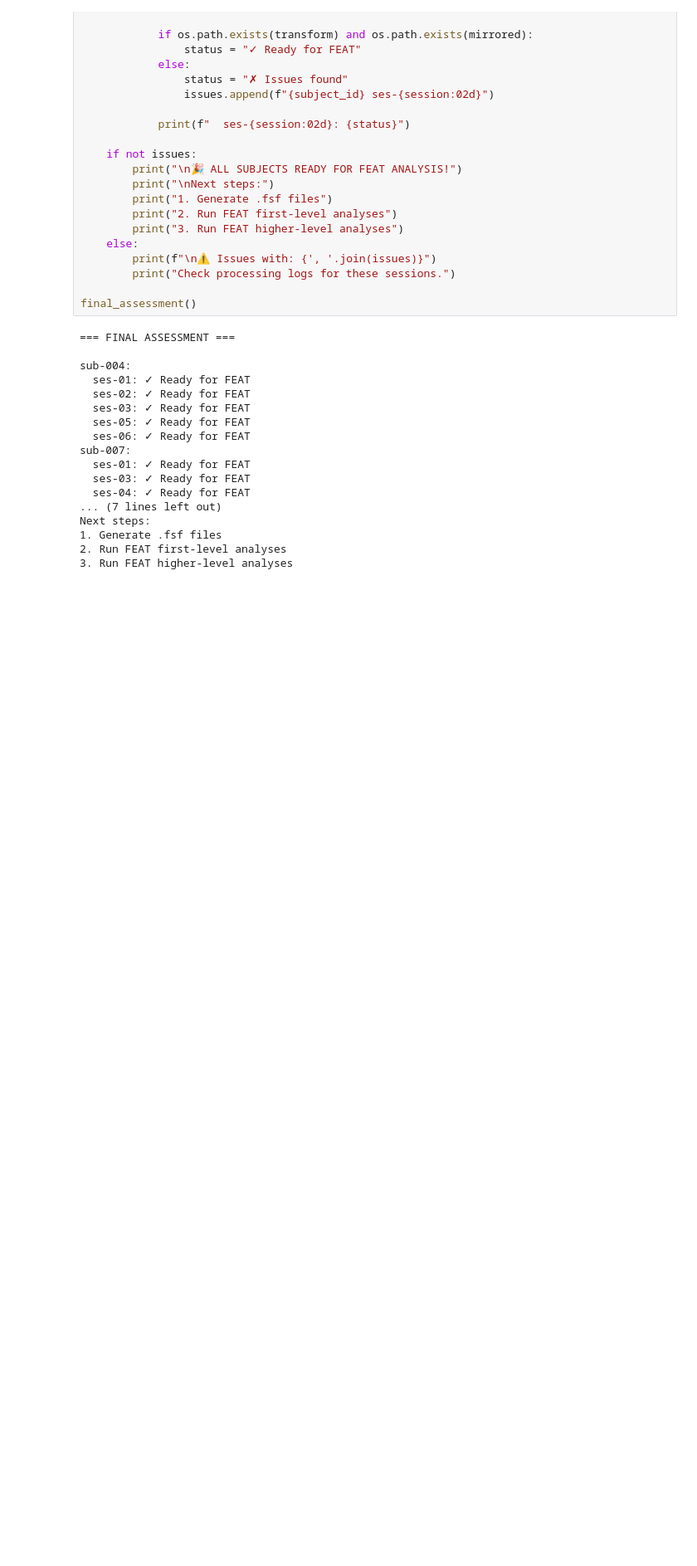
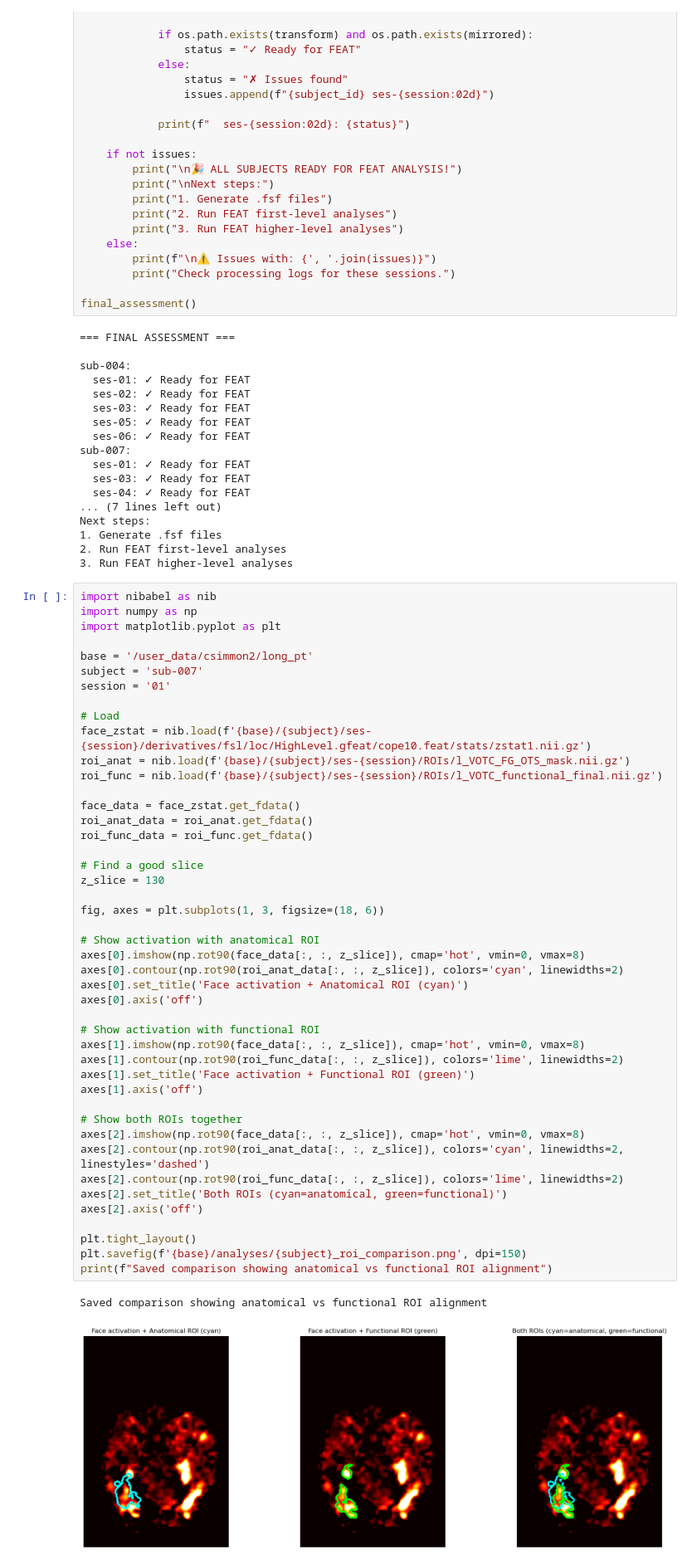
Before and after one commit to cnsimmons/long_pt, a Jupyter notebook: A_preprocessing_scripts/quality_checks/02.5_qc_brainmirror_mni.ipynb, the cells around one changed output. Shown at 83% size. Saved outputs shown, nothing was run; the diff lists cells and outputs as text; blank space fills up the shorter version.

Commit message:
organizing pipeline and figureing out roi defintions

```diff
--- a/A_preprocessing_scripts/quality_checks/02.5_qc_brainmirror_mni.ipynb
+++ b/A_preprocessing_scripts/quality_checks/02.5_qc_brainmirror_mni.ipynb
@@ -289,3 +289,51 @@ Next steps:
 1. Generate .fsf files
 2. Run FEAT first-level analyses
 3. Run FEAT higher-level analyses
+# %%
+import nibabel as nib
+import numpy as np
+import matplotlib.pyplot as plt
+
+base = '/user_data/csimmon2/long_pt'
+subject = 'sub-007'
+session = '01'
+
+# Load
+face_zstat = nib.load(f'{base}/{subject}/ses-{session}/derivatives/fsl/loc/HighLevel.gfeat/cope10.feat/stats/zstat1.nii.gz')
+roi_anat = nib.load(f'{base}/{subject}/ses-{session}/ROIs/l_VOTC_FG_OTS_mask.nii.gz')
+roi_func = nib.load(f'{base}/{subject}/ses-{session}/ROIs/l_VOTC_functional_final.nii.gz')
+
+face_data = face_zstat.get_fdata()
+roi_anat_data = roi_anat.get_fdata()
+roi_func_data = roi_func.get_fdata()
+
+# Find a good slice
+z_slice = 130
+
+fig, axes = plt.subplots(1, 3, figsize=(18, 6))
+
+# Show activation with anatomical ROI
+axes[0].imshow(np.rot90(face_data[:, :, z_slice]), cmap='hot', vmin=0, vmax=8)
+axes[0].contour(np.rot90(roi_anat_data[:, :, z_slice]), colors='cyan', linewidths=2)
+axes[0].set_title('Face activation + Anatomical ROI (cyan)')
+axes[0].axis('off')
+
+# Show activation with functional ROI
+axes[1].imshow(np.rot90(face_data[:, :, z_slice]), cmap='hot', vmin=0, vmax=8)
+axes[1].contour(np.rot90(roi_func_data[:, :, z_slice]), colors='lime', linewidths=2)
+axes[1].set_title('Face activation + Functional ROI (green)')
+axes[1].axis('off')
+
+# Show both ROIs together
+axes[2].imshow(np.rot90(face_data[:, :, z_slice]), cmap='hot', vmin=0, vmax=8)
+axes[2].contour(np.rot90(roi_anat_data[:, :, z_slice]), colors='cyan', linewidths=2, linestyles='dashed')
+axes[2].contour(np.rot90(roi_func_data[:, :, z_slice]), colors='lime', linewidths=2)
+axes[2].set_title('Both ROIs (cyan=anatomical, green=functional)')
+axes[2].axis('off')
+
+plt.tight_layout()
+plt.savefig(f'{base}/analyses/{subject}_roi_comparison.png', dpi=150)
+print(f"Saved comparison showing anatomical vs functional ROI alignment")
+# %% [output]
+Saved comparison showing anatomical vs functional ROI alignment
+[figure, added]
```
Also changed, not shown: parts of 6 cells of this notebook, 3 other files.
